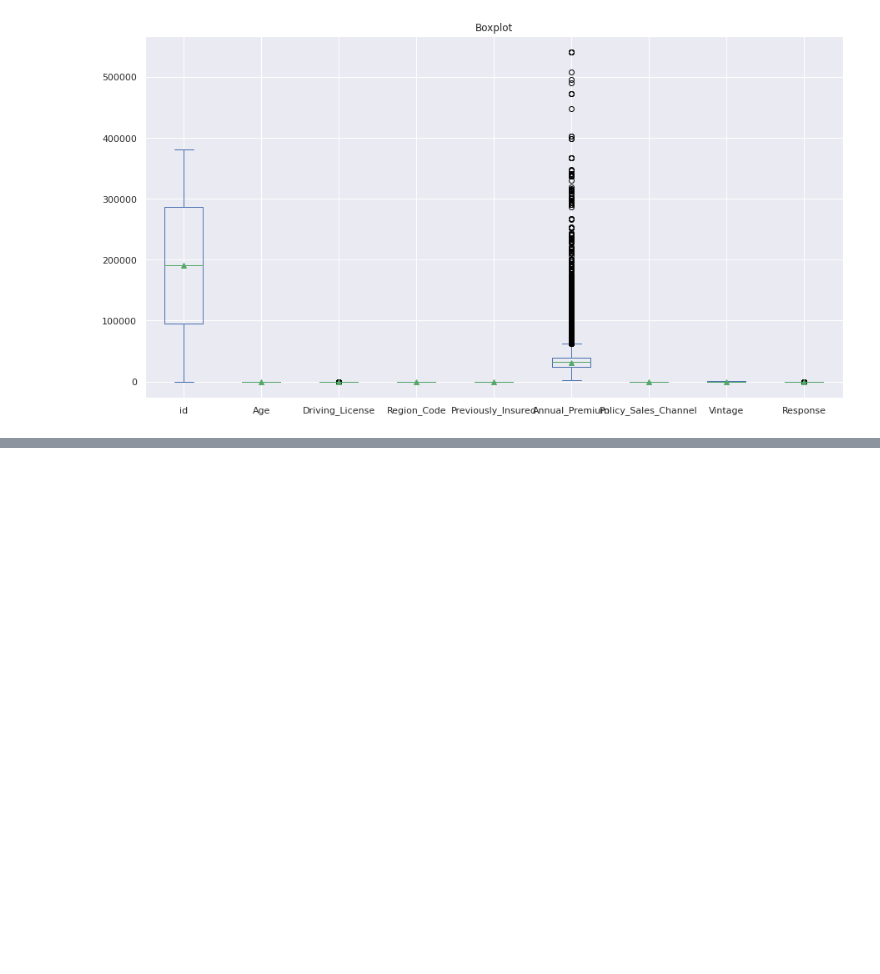
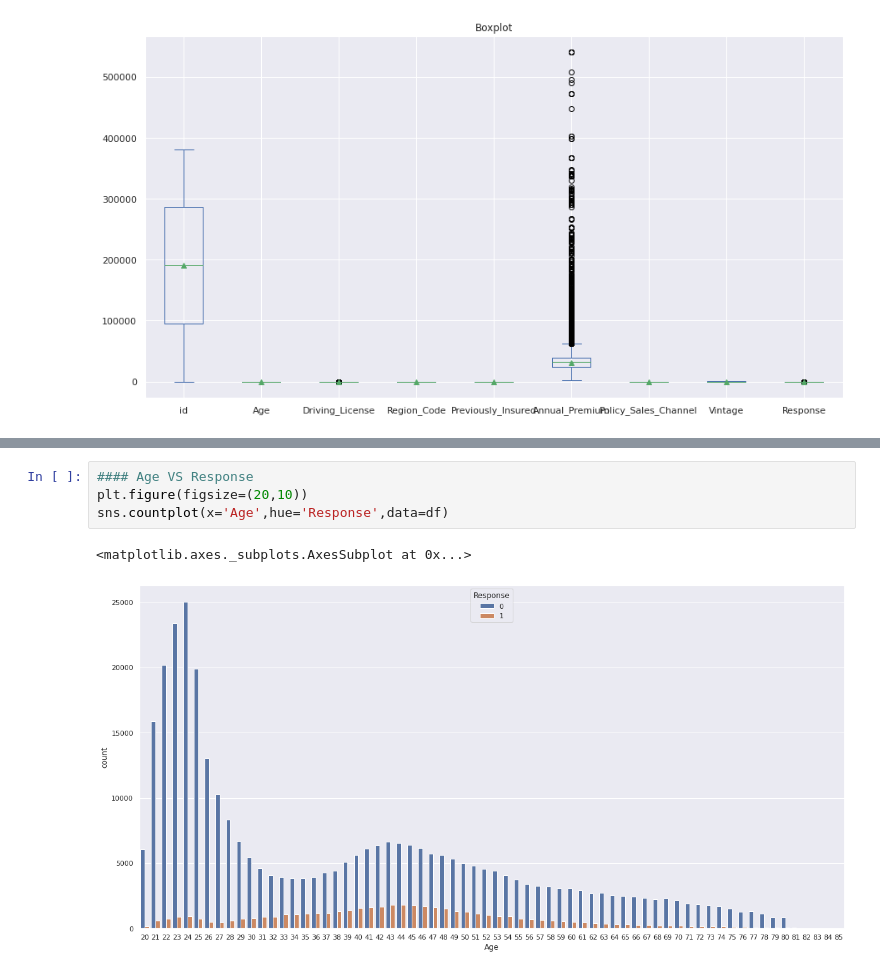
Before and after one commit to ChetanJadhav2341/Health-Insurance-Cross-Sell-Prediction-Classification-Project, a Jupyter notebook: HEALTH_INSURANCE_CROSS_SELL_PREDICTION.ipynb, the cells around one changed output, grey strips where cells are left out. Drawn from its saved outputs; the diff is of its cells as text; blank space fills up the shorter version.

```diff
--- a/HEALTH_INSURANCE_CROSS_SELL_PREDICTION.ipynb
+++ b/HEALTH_INSURANCE_CROSS_SELL_PREDICTION.ipynb
@@ -277,0 +318,7 @@ plt.show()
+# %%
+#### Age VS Response
+plt.figure(figsize=(20,10))
+sns.countplot(x='Age',hue='Response',data=df)
+# %% [output]
+<matplotlib.axes._subplots.AxesSubplot at 0x...>
+[figure, added]
```
Also changed, not shown: parts of 28 cells of this notebook.
